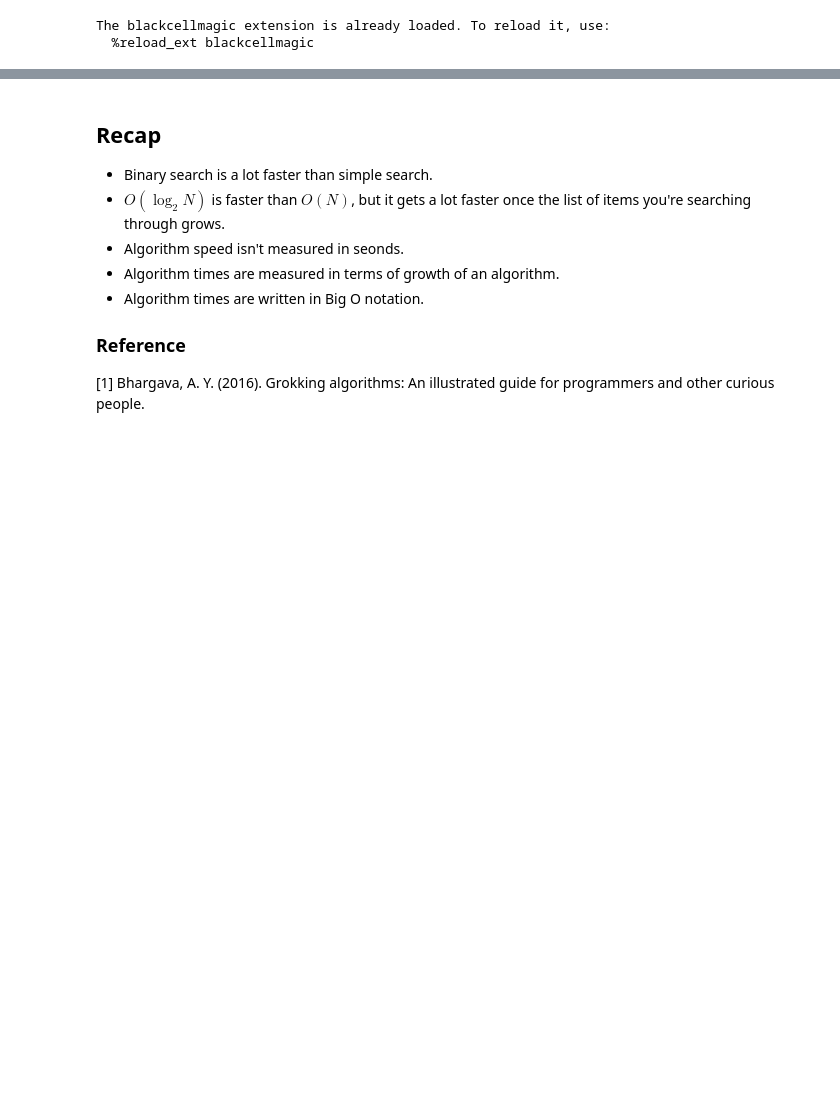
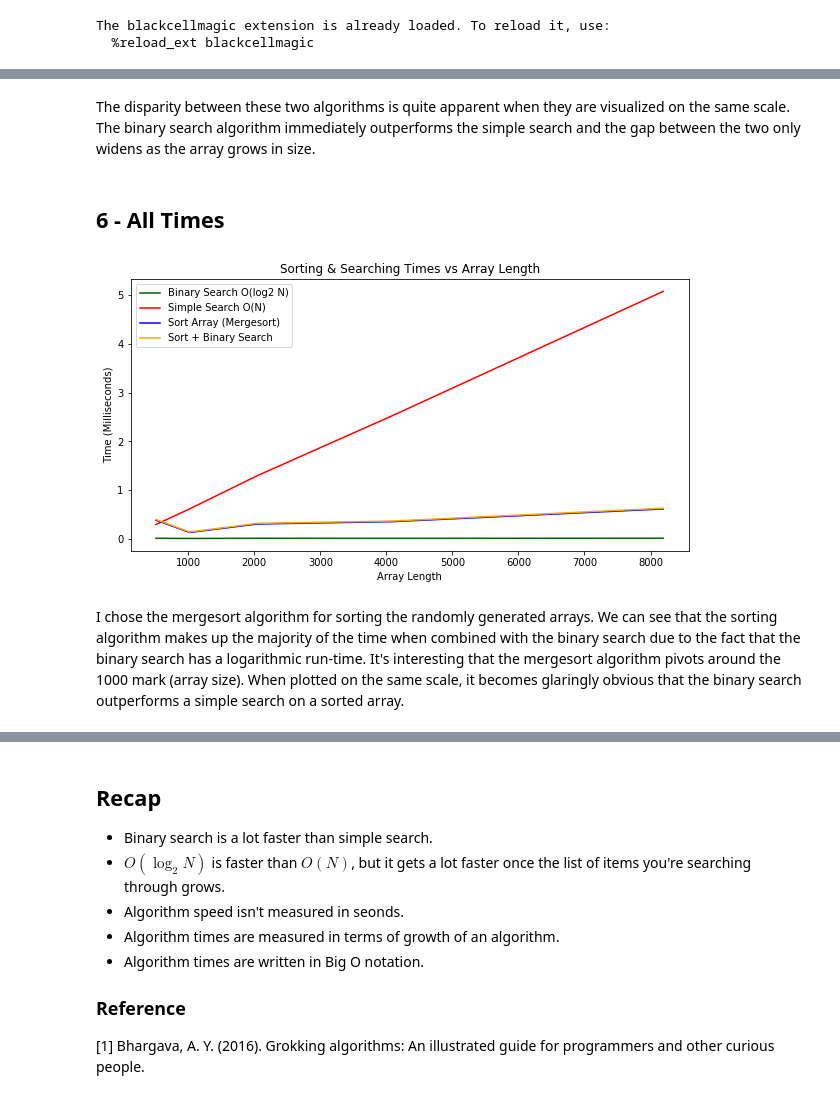
Before and after one commit to Jason-Adam/grokking-algorithms, a Jupyter notebook: binary_search.ipynb, the cells around one changed output, grey strips where cells are left out. Drawn from its saved outputs; the diff is of its cells as text; code cells hidden in the pictures; blank space fills up the shorter version.

```diff
--- a/binary_search.ipynb
+++ b/binary_search.ipynb
@@ -141,0 +220,28 @@ plt.show()
+# %% [markdown]
+The disparity between these two algorithms is quite apparent when they are visualized on the same scale. The binary search algorithm immediately outperforms the simple search and the gap between the two only widens as the array grows in size.
+# %% [markdown]
+## 6 - All Times
+# %%
+fig, ax = plt.subplots(figsize=(10, 5))
+
+ax.plot(cdf.array_length, cdf.binary_time, color="darkgreen")
+ax.plot(cdf.array_length, cdf.linear_time, color="red")
+ax.plot(cdf.array_length, cdf.sort_time, color="blue")
+ax.plot(cdf.array_length, cdf.sort_plus_binary, color="orange")
+ax.set_title("Sorting & Searching Times vs Array Length")
+ax.set_ylabel("Time (Milliseconds)")
+ax.set_xlabel("Array Length")
+ax.legend(
+    [
+        "Binary Search O(log2 N)",
+        "Simple Search O(N)",
+        "Sort Array (Mergesort)",
+        "Sort + Binary Search",
+    ]
+)
+
+plt.show()
+# %% [output]
+[figure, added]
+# %% [markdown]
+I chose the mergesort algorithm for sorting the randomly generated arrays. We can see that the sorting algorithm makes up the majority of the time when combined with the binary search due to the fact that the binary search has a logarithmic run-time. It's interesting that the mergesort algorithm pivots around the 1000 mark (array size). When plotted on the same scale, it becomes glaringly obvious that the binary search outperforms a simple search on a sorted array.
```
Also changed, not shown: parts of 22 cells of this notebook, 2 other files.
